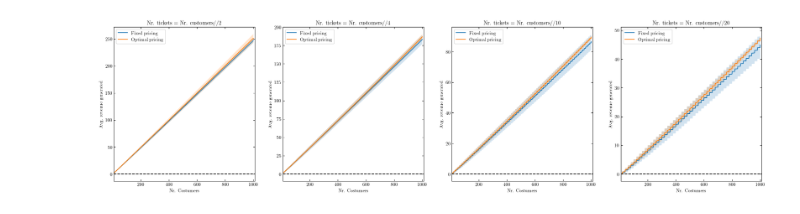
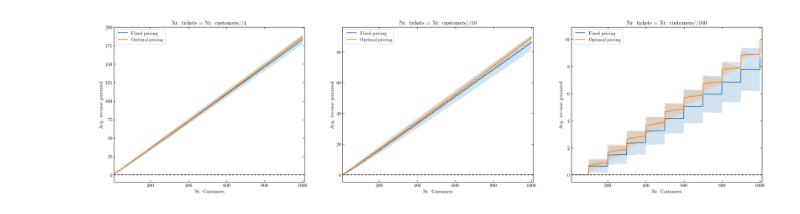
Before and after one commit to seba2390/RandomizedAlgorithms2023, a Jupyter notebook: Project 3/python/main.ipynb, the cells around one changed output. Cells and saved outputs as stored; diff of their text form; code cells hidden in the pictures.

```diff
--- a/Project 3/python/main.ipynb
+++ b/Project 3/python/main.ipynb
@@ -110,10 +110,10 @@ def variable_pricing_revenue(ticket_fraction: int, nr_costumers: int, nr_trials:
     return avg_revenues, std_deviations, n_customers
 # %%
 from tqdm import tqdm
-fig, ax = plt.subplots(1,4,figsize=(25,6))
+fig, ax = plt.subplots(1,3,figsize=(25,6))
 
 revs = []
-for idx, factor in enumerate([2,4,10,20]):
+for idx, factor in enumerate([4,10,100]):
     div_fav = factor
     N_trials    = 100
     N_costumers = 100
@@ -144,7 +144,14 @@ results = {}
 for filename in filenames:
     if filename != '.DS_Store':
         data = np.loadtxt(fname=DATA_PATH+filename, dtype=float, encoding='iso-8859-1')
-        if len(filename) == 33:
+        if len(filename) == 34:
+            results[int(filename[-7:-4])] = {}
+            results[int(filename[-7:-4])]['Nr. customers'] = data[:,0]
+            results[int(filename[-7:-4])]['Standard avg. revenue'] = data[:,1]
+            results[int(filename[-7:-4])]['Standard std. deviation'] = data[:,2]
+            results[int(filename[-7:-4])]['Optimal avg. revenue'] = data[:,3]
+            results[int(filename[-7:-4])]['Optimal std. deviation'] = data[:,4]
+        elif len(filename) == 33:
             results[int(filename[-6:-4])] = {}
             results[int(filename[-6:-4])]['Nr. customers'] = data[:,0]
             results[int(filename[-6:-4])]['Standard avg. revenue'] = data[:,1]
@@ -159,27 +166,27 @@ for filename in filenames:
             results[int(filename[-5:-4])]['Optimal avg. revenue'] = data[:,3]
             results[int(filename[-5:-4])]['Optimal std. deviation'] = data[:,4]
 # %%
-fig, ax = plt.subplots(1,4,figsize=(25,6))
+fig, ax = plt.subplots(1,3,figsize=(25,6))
 
 for idx, fraction in enumerate(np.sort(list(results.keys()))):
     div_fav     = fraction
     avg_standard_revenues, standard_std_deviations, n_customers = results[fraction]['Standard avg. revenue'], results[fraction]['Standard std. deviation'], results[fraction]['Nr. customers']
     avg_optimal_revenues, optimal_std_deviations = results[fraction]['Optimal avg. revenue'], results[fraction]['Optimal std. deviation']
     revs.append((avg_standard_revenues,avg_optimal_revenues))
     ax[idx].set_title(f"Nr. tickets = Nr. customers//{div_fav}")
     ax[idx].plot(n_customers,avg_standard_revenues, label="Fixed pricing")
     ax[idx].fill_between(n_customers, np.array(avg_standard_revenues)-np.array(standard_std_deviations),
                                  np.array(avg_standard_revenues)+np.array(standard_std_deviations), alpha=0.2)
 
     ax[idx].plot(n_customers,avg_optimal_revenues, label="Optimal pricing")
     ax[idx].fill_between(n_customers, np.array(avg_optimal_revenues)-np.array(optimal_std_deviations),
                                  np.array(avg_optimal_revenues)+np.array(optimal_std_deviations), alpha=0.2)
     ax[idx].set_xlim(0.9*min(n_customers),1.01*max(n_customers))
     ax[idx].hlines(0,0.9*min(n_customers),1.01*max(n_customers),color='k',ls='--')
     ax[idx].legend(loc='upper left')
     ax[idx].set_xlabel("Nr. Costumers")
     ax[idx].set_ylabel("Avg. revenue generated")
 plt.savefig("test_2.pdf")
 plt.show()
 # %% [output]
-[figure, old version]
+[figure, new version]
```
Also changed, not shown: parts of 1 cell of this notebook, 11 other files.
